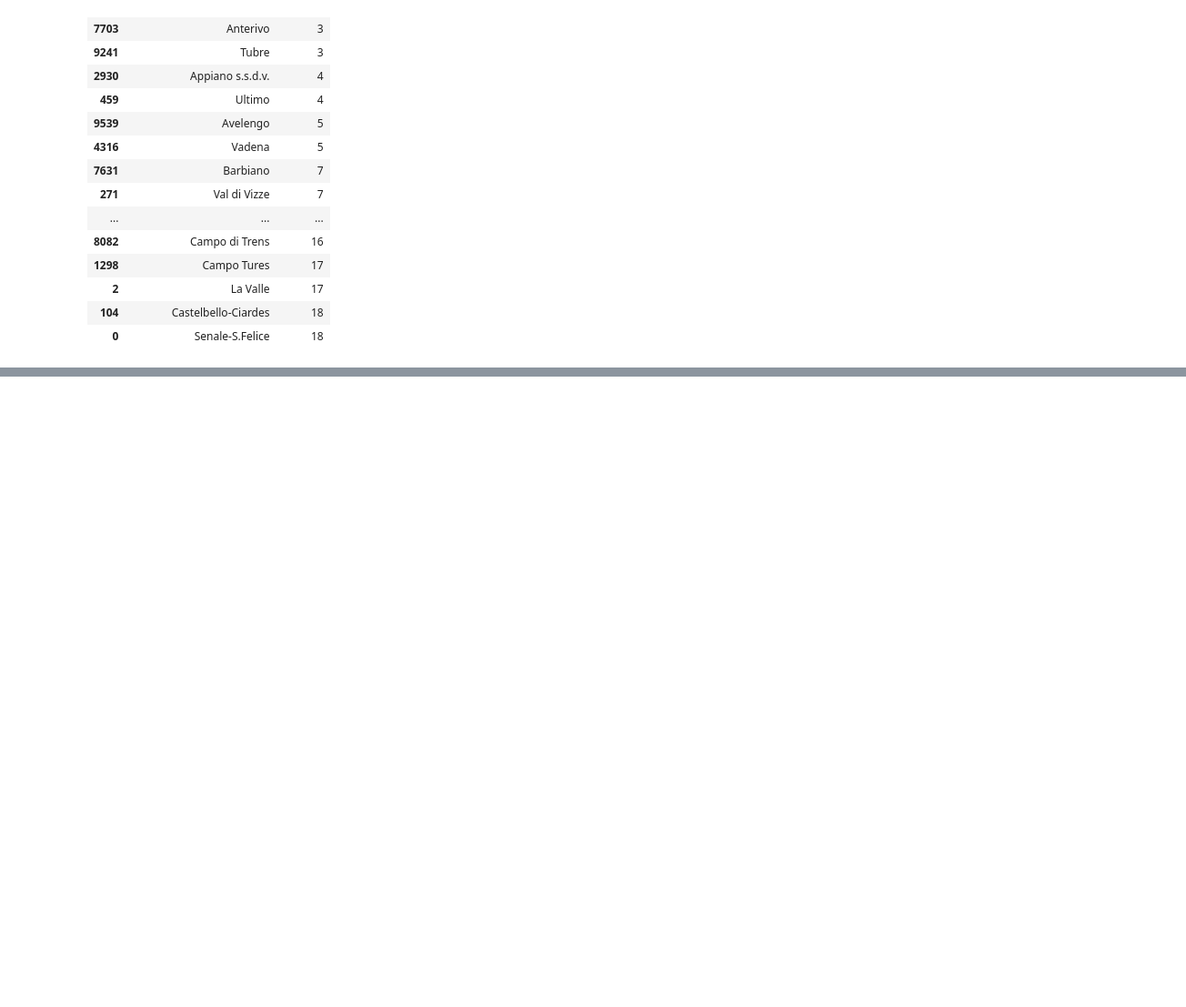
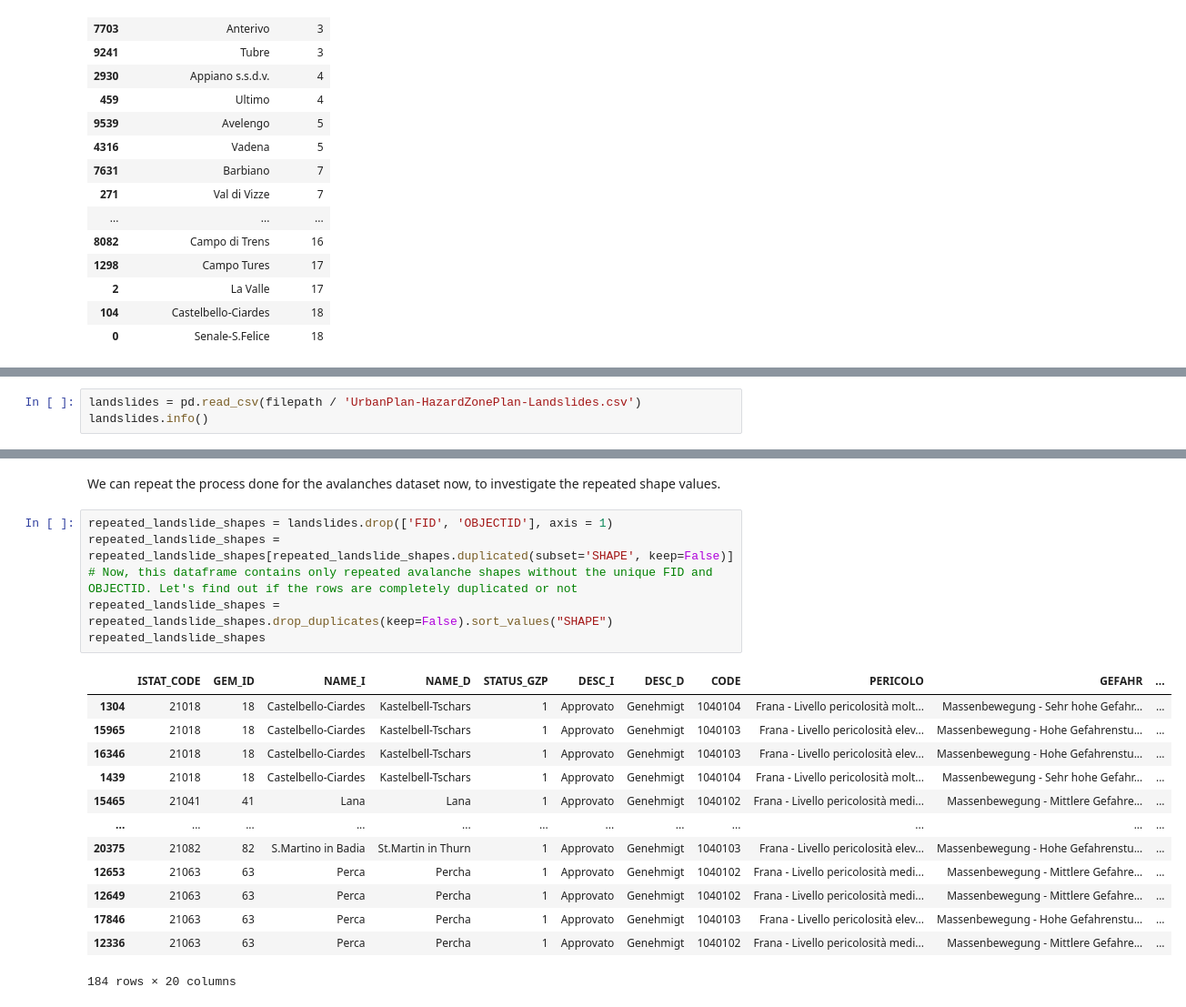
Before and after one commit to Hoegen/Data-Curation-Project, a Jupyter notebook: report.ipynb, the cells around one changed output, grey strips where cells are left out. Shown at 91% size. Saved outputs shown, nothing was run; the diff lists cells and outputs as text; blank space fills up the shorter version.

```diff
--- a/report.ipynb
+++ b/report.ipynb
@@ -388,0 +423,3 @@ Since the Wikipedia page doesn't include such weird city limits, it's reasonable
+# %%
+landslides = pd.read_csv(filepath / 'UrbanPlan-HazardZonePlan-Landslides.csv')
+landslides.info()
@@ -388,0 +495,22 @@ Since the Wikipedia page doesn't include such weird city limits, it's reasonable
+# %% [markdown]
+We can repeat the process done for the avalanches dataset now, to investigate the repeated shape values.
+# %%
+repeated_landslide_shapes = landslides.drop(['FID', 'OBJECTID'], axis = 1)
+repeated_landslide_shapes = repeated_landslide_shapes[repeated_landslide_shapes.duplicated(subset='SHAPE', keep=False)]
+# Now, this dataframe contains only repeated avalanche shapes without the unique FID and OBJECTID. Let's find out if the rows are completely duplicated or not
+repeated_landslide_shapes = repeated_landslide_shapes.drop_duplicates(keep=False).sort_values("SHAPE")
+repeated_landslide_shapes
+# %% [output]
+|  | ISTAT_CODE | GEM_ID | NAME_I | NAME_D | STATUS_GZP | DESC_I | DESC_D | CODE | PERICOLO | GEFAHR | ... |
+| 1304 | 21018 | 18 | Castelbello-Ciardes | Kastelbell-Tschars | 1 | Approvato | Genehmigt | 1040104 | Frana - Livello pericolosità molt... | Massenbewegung - Sehr hohe Gefahr... | ... |
+| 15965 | 21018 | 18 | Castelbello-Ciardes | Kastelbell-Tschars | 1 | Approvato | Genehmigt | 1040103 | Frana - Livello pericolosità elev... | Massenbewegung - Hohe Gefahrenstu... | ... |
+| 16346 | 21018 | 18 | Castelbello-Ciardes | Kastelbell-Tschars | 1 | Approvato | Genehmigt | 1040103 | Frana - Livello pericolosità elev... | Massenbewegung - Hohe Gefahrenstu... | ... |
+| 1439 | 21018 | 18 | Castelbello-Ciardes | Kastelbell-Tschars | 1 | Approvato | Genehmigt | 1040104 | Frana - Livello pericolosità molt... | Massenbewegung - Sehr hohe Gefahr... | ... |
+| 15465 | 21041 | 41 | Lana | Lana | 1 | Approvato | Genehmigt | 1040102 | Frana - Livello pericolosità medi... | Massenbewegung - Mittlere Gefahre... | ... |
+| ... | ... | ... | ... | ... | ... | ... | ... | ... | ... | ... | ... |
+| 20375 | 21082 | 82 | S.Martino in Badia | St.Martin in Thurn | 1 | Approvato | Genehmigt | 1040103 | Frana - Livello pericolosità elev... | Massenbewegung - Hohe Gefahrenstu... | ... |
+| 12653 | 21063 | 63 | Perca | Percha | 1 | Approvato | Genehmigt | 1040102 | Frana - Livello pericolosità medi... | Massenbewegung - Mittlere Gefahre... | ... |
+| 12649 | 21063 | 63 | Perca | Percha | 1 | Approvato | Genehmigt | 1040102 | Frana - Livello pericolosità medi... | Massenbewegung - Mittlere Gefahre... | ... |
+| 17846 | 21063 | 63 | Perca | Percha | 1 | Approvato | Genehmigt | 1040103 | Frana - Livello pericolosità elev... | Massenbewegung - Hohe Gefahrenstu... | ... |
+| 12336 | 21063 | 63 | Perca | Percha | 1 | Approvato | Genehmigt | 1040102 | Frana - Livello pericolosità medi... | Massenbewegung - Mittlere Gefahre... | ... |
+184 rows × 20 columns
```
Also changed, not shown: parts of 24 cells of this notebook.
